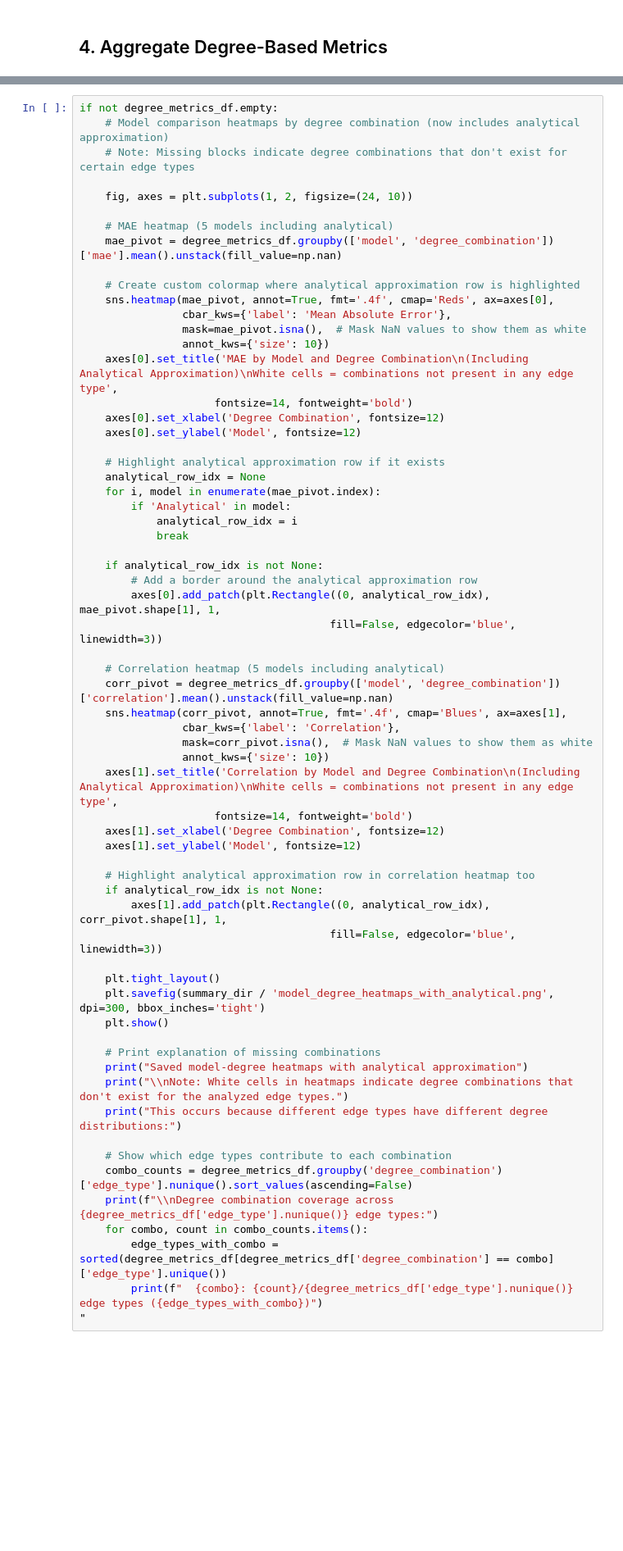
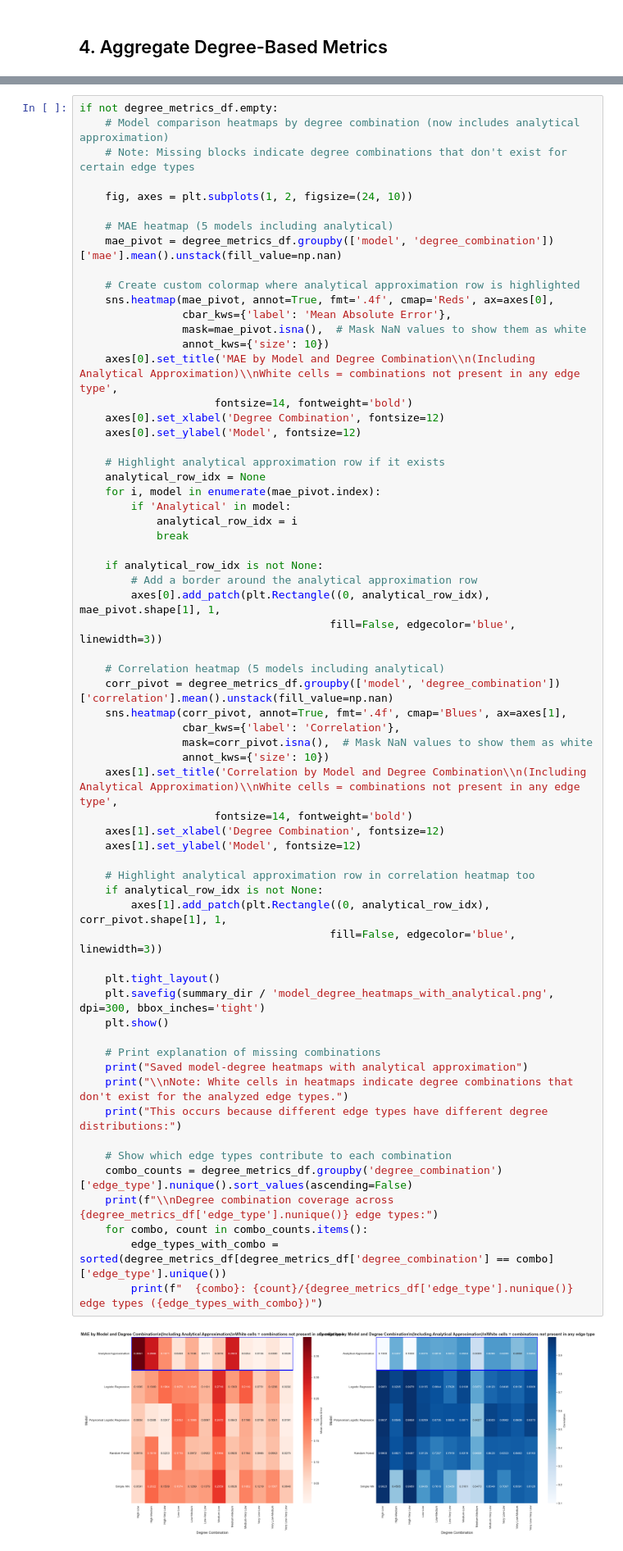
Before and after one commit to lagillenwater/Context-Aware-Path-Probability, a Jupyter notebook: notebooks/5_model_testing_summary_with_degree_analysis.ipynb, the cells around one changed output, grey strips where cells are left out. Shown at 82% size. Cells and saved outputs as stored; diff of their text form; blank space fills up the shorter version.

Commit message:
added continuous heatmaps

```diff
--- a/notebooks/5_model_testing_summary_with_degree_analysis.ipynb
+++ b/notebooks/5_model_testing_summary_with_degree_analysis.ipynb
@@ -773,7 +786,7 @@ if not degree_metrics_df.empty:
                 cbar_kws={'label': 'Mean Absolute Error'},
                 mask=mae_pivot.isna(),  # Mask NaN values to show them as white
                 annot_kws={'size': 10})
-    axes[0].set_title('MAE by Model and Degree Combination\n(Including Analytical Approximation)\nWhite cells = combinations not present in any edge type',
+    axes[0].set_title('MAE by Model and Degree Combination\\n(Including Analytical Approximation)\\nWhite cells = combinations not present in any edge type',
                      fontsize=14, fontweight='bold')
     axes[0].set_xlabel('Degree Combination', fontsize=12)
     axes[0].set_ylabel('Model', fontsize=12)
@@ -794,32 +807,32 @@ if not degree_metrics_df.empty:
     corr_pivot = degree_metrics_df.groupby(['model', 'degree_combination'])['correlation'].mean().unstack(fill_value=np.nan)
     sns.heatmap(corr_pivot, annot=True, fmt='.4f', cmap='Blues', ax=axes[1],
                 cbar_kws={'label': 'Correlation'},
                 mask=corr_pivot.isna(),  # Mask NaN values to show them as white
                 annot_kws={'size': 10})
-    axes[1].set_title('Correlation by Model and Degree Combination\n(Including Analytical Approximation)\nWhite cells = combinations not present in any edge type',
+    axes[1].set_title('Correlation by Model and Degree Combination\\n(Including Analytical Approximation)\\nWhite cells = combinations not present in any edge type',
                      fontsize=14, fontweight='bold')
     axes[1].set_xlabel('Degree Combination', fontsize=12)
     axes[1].set_ylabel('Model', fontsize=12)
 
     # Highlight analytical approximation row in correlation heatmap too
     if analytical_row_idx is not None:
         axes[1].add_patch(plt.Rectangle((0, analytical_row_idx), corr_pivot.shape[1], 1,
                                        fill=False, edgecolor='blue', linewidth=3))
 
     plt.tight_layout()
     plt.savefig(summary_dir / 'model_degree_heatmaps_with_analytical.png', dpi=300, bbox_inches='tight')
     plt.show()
 
     # Print explanation of missing combinations
     print("Saved model-degree heatmaps with analytical approximation")
     print("\\nNote: White cells in heatmaps indicate degree combinations that don't exist for the analyzed edge types.")
     print("This occurs because different edge types have different degree distributions:")
 
     # Show which edge types contribute to each combination
     combo_counts = degree_metrics_df.groupby('degree_combination')['edge_type'].nunique().sort_values(ascending=False)
     print(f"\\nDegree combination coverage across {degree_metrics_df['edge_type'].nunique()} edge types:")
     for combo, count in combo_counts.items():
         edge_types_with_combo = sorted(degree_metrics_df[degree_metrics_df['degree_combination'] == combo]['edge_type'].unique())
         print(f"  {combo}: {count}/{degree_metrics_df['edge_type'].nunique()} edge types ({edge_types_with_combo})")
-"
 # %% [output]
+[figure, added]
```
Also changed, not shown: parts of 7 cells of this notebook.
